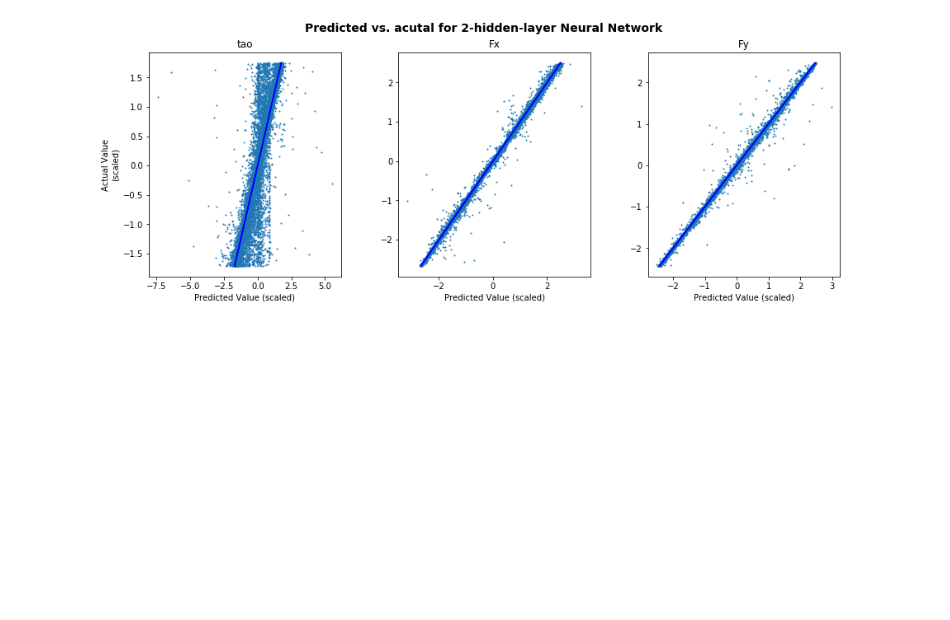
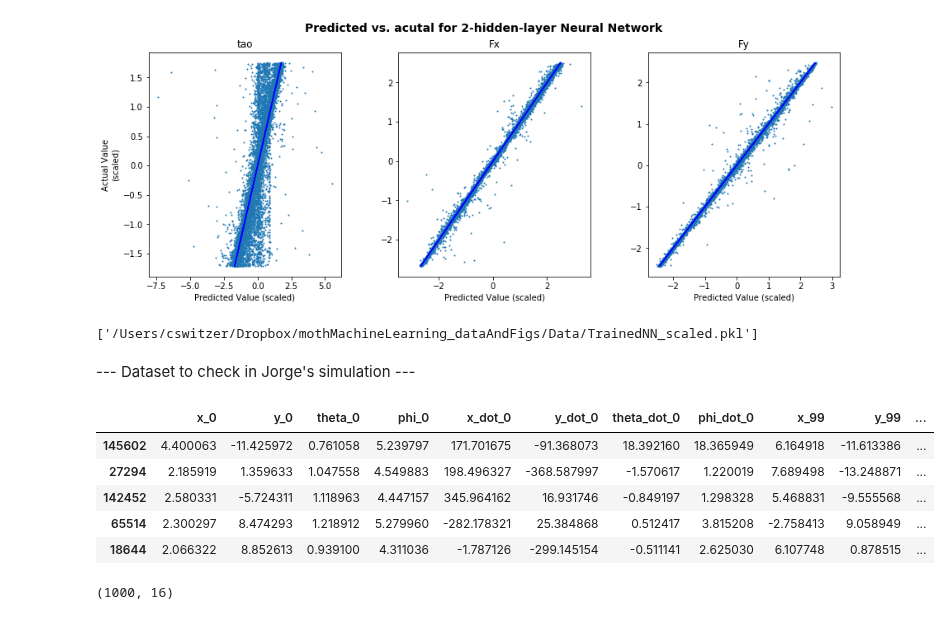
Before and after one commit to oliviatessa/MothMachineLearning, a Jupyter notebook: Train NN with large dataset.ipynb, the cells around one changed output. Drawn from its saved outputs; the diff is of its cells as text; code cells hidden in the pictures; blank space fills up the shorter version.

Commit message:
generated simulation datasets

```diff
--- a/Train NN with large dataset.ipynb
+++ b/Train NN with large dataset.ipynb
@@ -386,5 +372,7 @@ os.path.join(figDir, "NNPreds.png")
 # %%
 # save nn, so I can reload without retraining
 from sklearn.externals import joblib
-joblib.dump(nnMod, os.path.join(dataDir, "TrainedNN.pkl"))
+joblib.dump(nnMod, os.path.join(dataDir, "TrainedNN_scaled.pkl"))
+# %% [output]
+['/Users/cswitzer/Dropbox/mothMachineLearning_dataAndFigs/Data/TrainedNN_scaled.pkl']
 # %%
@@ -393,0 +380,13 @@ Xx.shape
+# %% [markdown]
+--- Dataset to check in Jorge's simulation ---
+# %%
+## generate dataset for Jorge to send to model
+s1 = combDF.iloc[:, np.hstack([np.arange(0,8),np.arange(792,800), [801, 802, 803]])].sample(1000)
+s1.head()
+# %% [output]
+|  | x_0 | y_0 | theta_0 | phi_0 | x_dot_0 | y_dot_0 | theta_dot_0 | phi_dot_0 | x_99 | y_99 | ... |
+| 145602 | 4.400063 | -11.425972 | 0.761058 | 5.239797 | 171.701675 | -91.368073 | 18.392160 | 18.365949 | 6.164918 | -11.613386 | ... |
+| 27294 | 2.185919 | 1.359633 | 1.047558 | 4.549883 | 198.496327 | -368.587997 | -1.570617 | 1.220019 | 7.689498 | -13.248871 | ... |
+| 142452 | 2.580331 | -5.724311 | 1.118963 | 4.447157 | 345.964162 | 16.931746 | -0.849197 | 1.298328 | 5.468831 | -9.555568 | ... |
+| 65514 | 2.300297 | 8.474293 | 1.218912 | 5.279960 | -282.178321 | 25.384868 | 0.512417 | 3.815208 | -2.758413 | 9.058949 | ... |
+| 18644 | 2.066322 | 8.852613 | 0.939100 | 4.311036 | -1.787126 | -299.145154 | -0.511141 | 2.625030 | 6.107748 | 0.878515 | ... |
@@ -393,0 +397,4 @@ Xx.shape
+# %%
+s1.iloc[:, 0:16].shape
+# %% [output]
+(1000, 16)
```
Also changed, not shown: parts of 34 cells of this notebook.
